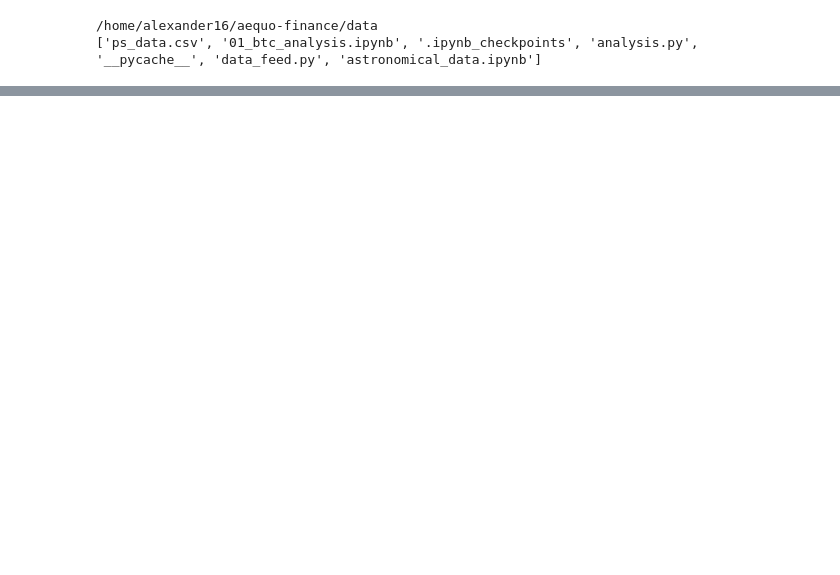
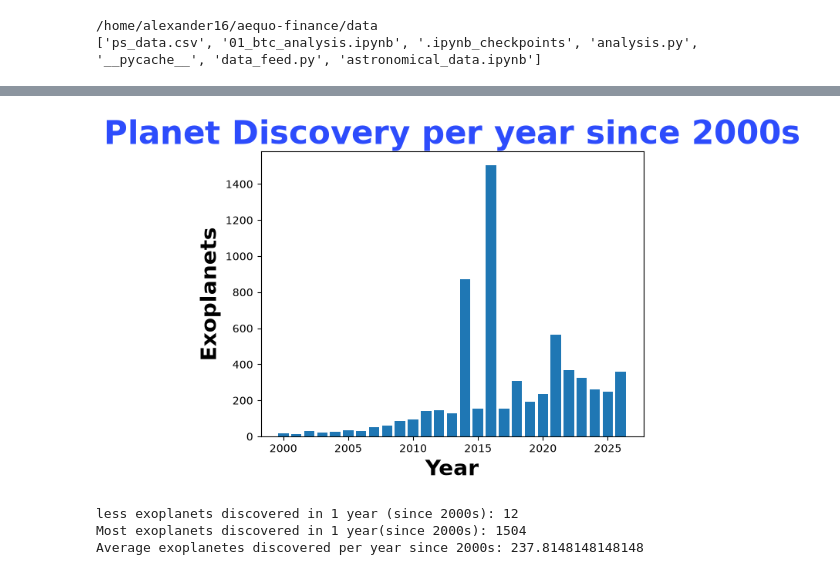
Before and after one commit to alexandervp1/aequo-finance, a Jupyter notebook: data/astronomical_data.ipynb, the cells around one changed output, grey strips where cells are left out. Cells and saved outputs as stored; diff of their text form; code cells hidden in the pictures; blank space fills up the shorter version.

```diff
--- a/data/astronomical_data.ipynb
+++ b/data/astronomical_data.ipynb
@@ -22,0 +28,29 @@ df.head()
+# %%
+pl_filtered = df[(df["disc_year"] >= 2000) & (df["default_flag"] == 1)]
+pl_disc_year = pl_filtered["disc_year"].value_counts().sort_index()
+
+x = pl_disc_year.index
+y = pl_disc_year.values
+
+plt.title("Planet Discovery per year since 2000s", fontsize=30, fontweight="bold",
+          color="#2d4cfc")
+
+plt.xlabel("Year", fontsize= 20, fontweight="bold",
+           color="black")
+
+plt.ylabel("Exoplanets", fontsize= 20, fontweight="bold",
+           color="black")
+
+plt.Figure(figsize=(12,6))
+plt.bar(x, y)
+plt.show()
+# %% [output]
+[figure, added]
+# %%
+print(f'less exoplanets discovered in 1 year (since 2000s): {pl_disc_year.values.min()}')
+print(f'Most exoplanets discovered in 1 year(since 2000s): {pl_disc_year.values.max()}')
+print(f'Average exoplanetes discovered per year since 2000s: {pl_disc_year.values.mean()}')
+# %% [output]
+less exoplanets discovered in 1 year (since 2000s): 12
+Most exoplanets discovered in 1 year(since 2000s): 1504
+Average exoplanetes discovered per year since 2000s: 237.8148148148148
```
Also changed, not shown: parts of 2 cells of this notebook, 1 other file.
